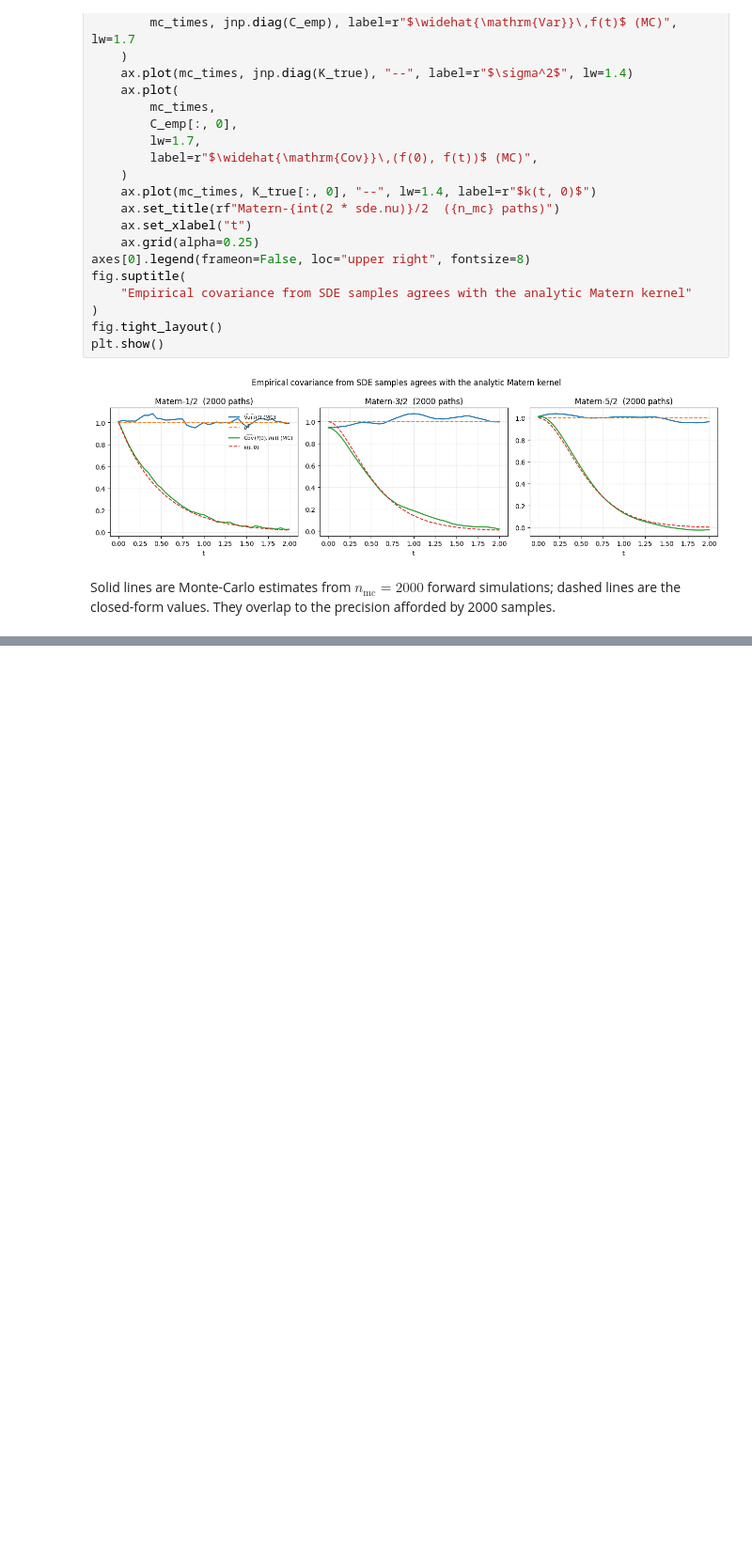
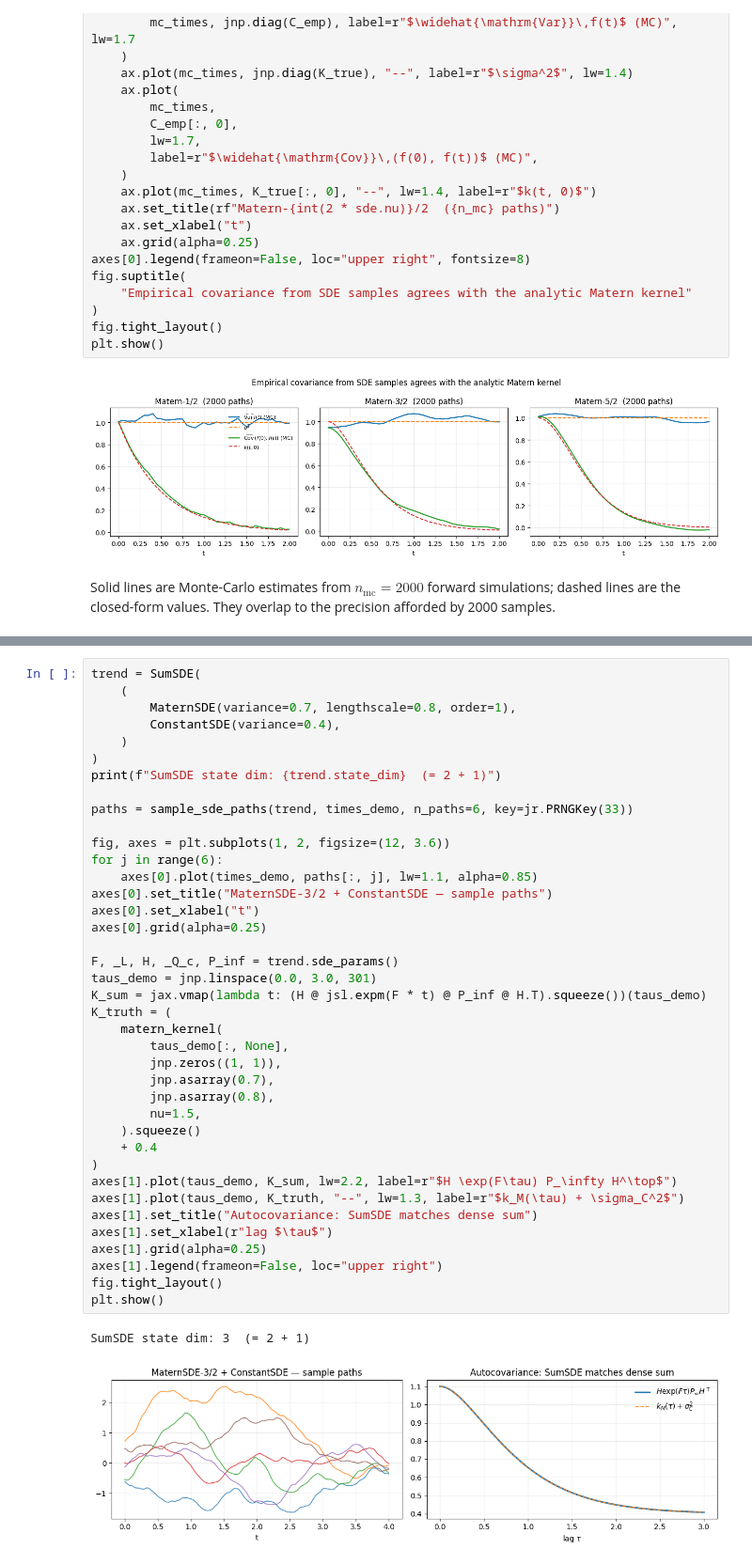
Before and after one commit to jejjohnson/pyrox, a Jupyter notebook: docs/notebooks/markov_gp_sde_kernels.ipynb, the cells around one changed output, grey strips where cells are left out. Shown at 94% size. Cells and saved outputs as stored; diff of their text form; blank space fills up the shorter version.

```diff
--- a/docs/notebooks/markov_gp_sde_kernels.ipynb
+++ b/docs/notebooks/markov_gp_sde_kernels.ipynb
@@ -375,0 +468,42 @@ Solid lines are Monte-Carlo estimates from $n_\text{mc} = 2000$ forward simulati
+# %%
+trend = SumSDE(
+    (
+        MaternSDE(variance=0.7, lengthscale=0.8, order=1),
+        ConstantSDE(variance=0.4),
+    )
+)
+print(f"SumSDE state dim: {trend.state_dim}  (= 2 + 1)")
+
+paths = sample_sde_paths(trend, times_demo, n_paths=6, key=jr.PRNGKey(33))
+
+fig, axes = plt.subplots(1, 2, figsize=(12, 3.6))
+for j in range(6):
+    axes[0].plot(times_demo, paths[:, j], lw=1.1, alpha=0.85)
+axes[0].set_title("MaternSDE-3/2 + ConstantSDE — sample paths")
+axes[0].set_xlabel("t")
+axes[0].grid(alpha=0.25)
+
+F, _L, H, _Q_c, P_inf = trend.sde_params()
+taus_demo = jnp.linspace(0.0, 3.0, 301)
+K_sum = jax.vmap(lambda t: (H @ jsl.expm(F * t) @ P_inf @ H.T).squeeze())(taus_demo)
+K_truth = (
+    matern_kernel(
+        taus_demo[:, None],
+        jnp.zeros((1, 1)),
+        jnp.asarray(0.7),
+        jnp.asarray(0.8),
+        nu=1.5,
+    ).squeeze()
+    + 0.4
+)
+axes[1].plot(taus_demo, K_sum, lw=2.2, label=r"$H \exp(F\tau) P_\infty H^\top$")
+axes[1].plot(taus_demo, K_truth, "--", lw=1.3, label=r"$k_M(\tau) + \sigma_C^2$")
+axes[1].set_title("Autocovariance: SumSDE matches dense sum")
+axes[1].set_xlabel(r"lag $\tau$")
+axes[1].grid(alpha=0.25)
+axes[1].legend(frameon=False, loc="upper right")
+fig.tight_layout()
+plt.show()
+# %% [output]
+SumSDE state dim: 3  (= 2 + 1)
+[figure, added]
```
Also changed, not shown: parts of 14 cells of this notebook.
